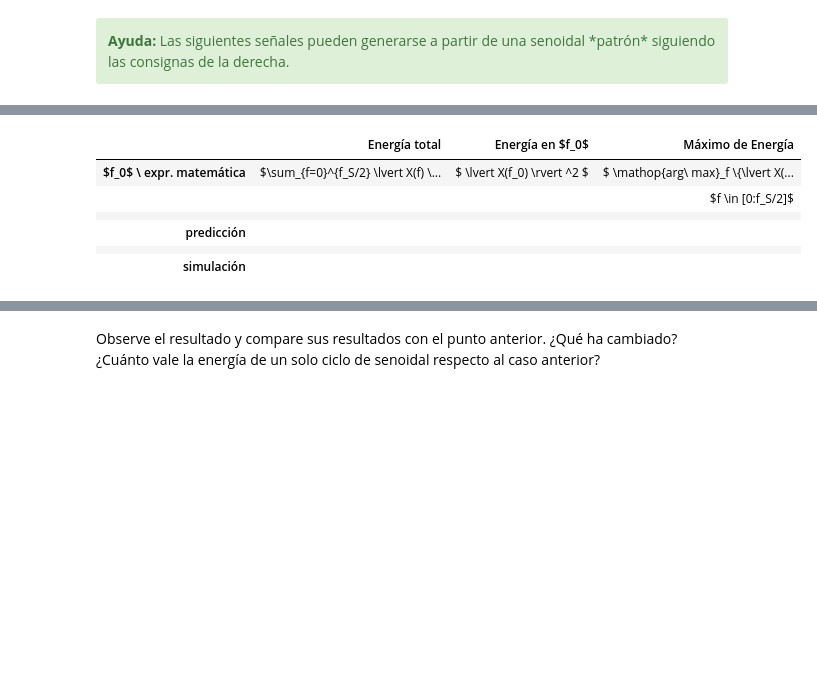
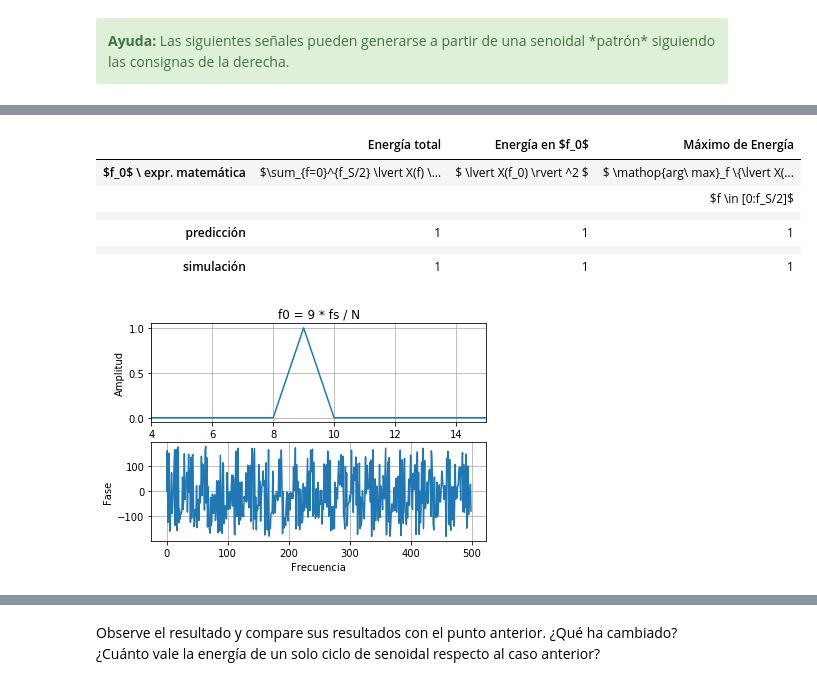
Before and after one commit to fgerce/DSP, a Jupyter notebook: TP1 - Muestreo de señales - Fourier.ipynb, the cells around one changed output, grey strips where cells are left out. Drawn from its saved outputs; the diff is of its cells as text; code cells hidden in the pictures; blank space fills up the shorter version.

```diff
--- a/TP1 - Muestreo de señales - Fourier.ipynb
+++ b/TP1 - Muestreo de señales - Fourier.ipynb
@@ -410,31 +460,62 @@ Para cada señal propuesta complete los valores que se indican en las siguientes
 # %%
 #######################################
 # Tu simulación que genere resultados #
+N  = 1000 # muestras
+fs = 1000 # Hz
+Ts = 1/fs
+
+a0 = 1     # Volts - Energia normalizada (1)
+p0 = 0     # radianes
+f0 = 9*fs/N
+
+tt0, signal0 = ins.generador_senoidal(fs, f0, N, a0, p0)
+modulo0, fase0, ww0 = ins.analizador_espectro(signal0, fs)
+
+plt.subplot(2,1,1)
+plt.title("f0 = 9 * fs / N")
+plt.plot(ww0, modulo0, label='fs')
+plt.grid()
+plt.xlabel("Frecuencia")
+plt.ylabel("Amplitud")
+plt.xlim(4,15)
+plt.subplot(2,1,2)
+plt.plot(ww0, fase0, label='fs')
+plt.grid()
+plt.xlabel("Frecuencia")
+plt.ylabel("Fase")
+
+Ps = ins.sumatoria_modulo_cuadrado(modulo0[0:int(fs/2)])
+
+Pf0 = np.abs(modulo0[int(f0)])
+Pf0 = Pf0 * Pf0
+
+maxE = np.power(ins.get_max_point(modulo0)[1],2)
 #######################################
 
 tus_resultados = [ ['$\sum_{f=0}^{f_S/2} \lvert X(f) \rvert ^2$', '$ \lvert X(f_0) \rvert ^2 $', '$ \mathop{arg\ max}_f \{\lvert X(f) \rvert ^2\} $'],
                    ['',                                     '',                           '$f \in [0:f_S/2]$'],
                   ['', '', ''],
-                  ['', '', ''], # <-- completar acá
+                  ['1', '1', '1'], # <-- completar acá
                   ['', '', ''],
-                  ['', '', '']  # <-- completar acá
+                  [Ps, Pf0, maxE]  # <-- completar acá
                  ]
 df = DataFrame(tus_resultados, columns=['Energía total', 'Energía en $f_0$', 'Máximo de Energía'],
                index=['$f_0$ \ expr. matemática',
                       '',
                       '',
                       'predicción',
                       '',
                       'simulación'])
 HTML(df.to_html())
 # %% [output]
 |  | Energía total | Energía en $f_0$ | Máximo de Energía |
 | $f_0$ \ expr. matemática | $\sum_{f=0}^{f_S/2} \lvert X(f) \... | $ \lvert X(f_0) \rvert ^2 $ | $ \mathop{arg\ max}_f \{\lvert X(... |
 |  |  |  | $f \in [0:f_S/2]$ |
 |  |  |  |  |
-| predicción |  |  |  |
+| predicción | 1 | 1 | 1 |
 |  |  |  |  |
-| simulación |  |  |  |
+| simulación | 1 | 1 | 1 |
+[figure, added]
 # %% [markdown]
 <table width="80%" cellpadding="7" cellspacing="0">
 	<col width="50%">
```
Also changed, not shown: parts of 34 cells of this notebook, 6 other files.
